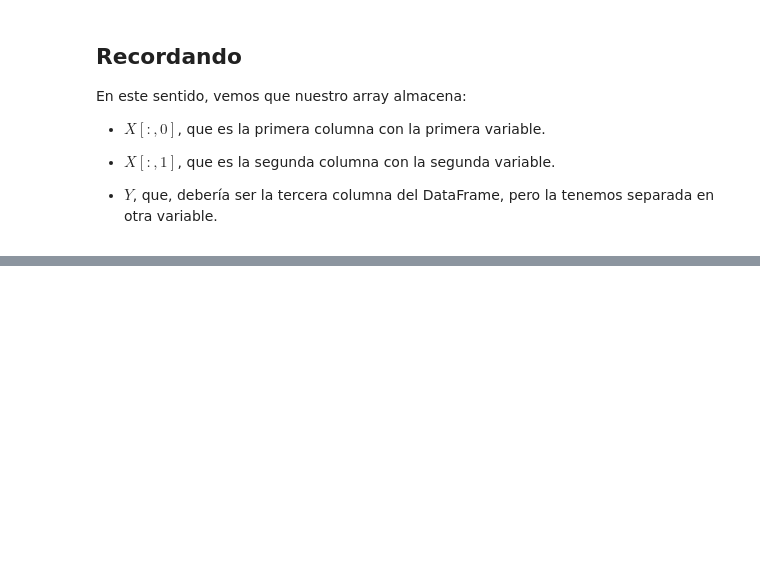
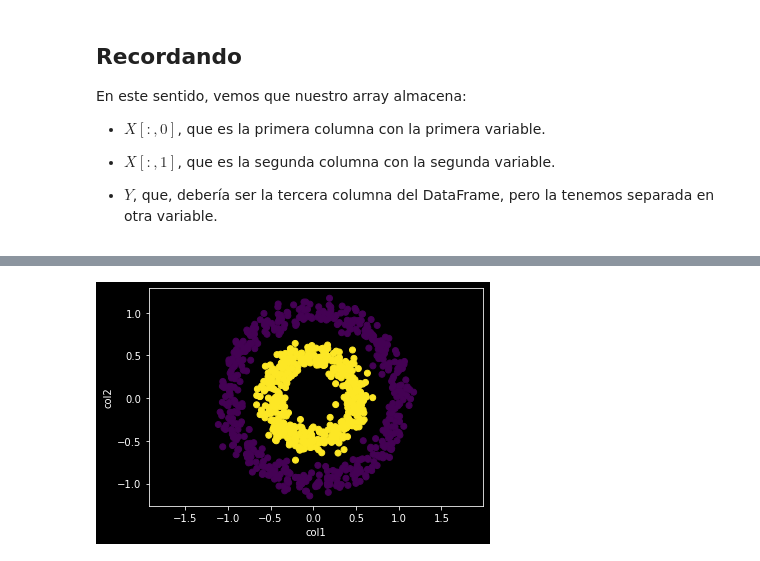
Before and after one commit to adinamarca/notebooks, a Jupyter notebook: PY/ML/4_redes_neuronales/notebook.ipynb, the cells around one changed output, grey strips where cells are left out. Cells and saved outputs as stored; diff of their text form; code cells hidden in the pictures; blank space fills up the shorter version.

```diff
--- a/PY/ML/4_redes_neuronales/notebook.ipynb
+++ b/PY/ML/4_redes_neuronales/notebook.ipynb
@@ -732,7 +732,7 @@ p = 2
 # Un ejemplo sería, de 500 personas, tenemos dos características que analizaremos
 
 # Generamos el dataset (factor: distancia entre círculos, noise: ruido o variabilidad para añadir dificultad)
-X, Y = make_circles(n_samples=n, factor=0.5, noise=0.05)
+X, Y = make_circles(n_samples=n, factor=0.5, noise=0.08)
 
 # Vemos los datos
 print("""X (características: 2) corresponde a: \n \n {} \n \n Y (binaria: un círculo u el otro) corresponde a: \n \n {}""".format(X, Y))
@@ -829,0 +841,11 @@ En este sentido, vemos que nuestro array almacena:
+# %%
+# Graficamos los datos de entrada: col1, col2, color = Y
+fig, ax = plt.subplots()
+plt.scatter(X[:,0], X[:,1], c=Y)
+plt.axis("equal")
+ax.set_xlabel('col1')
+ax.set_ylabel('col2')
+plt.style.use('ggplot')
+plt.show()
+# %% [output]
+[figure, added]
```
Also changed, not shown: parts of 7 cells of this notebook.
